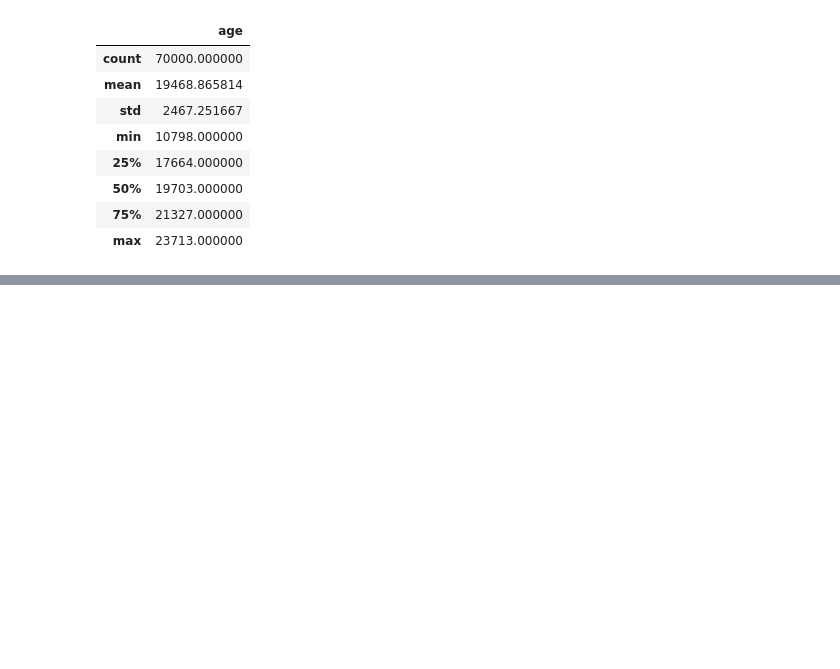
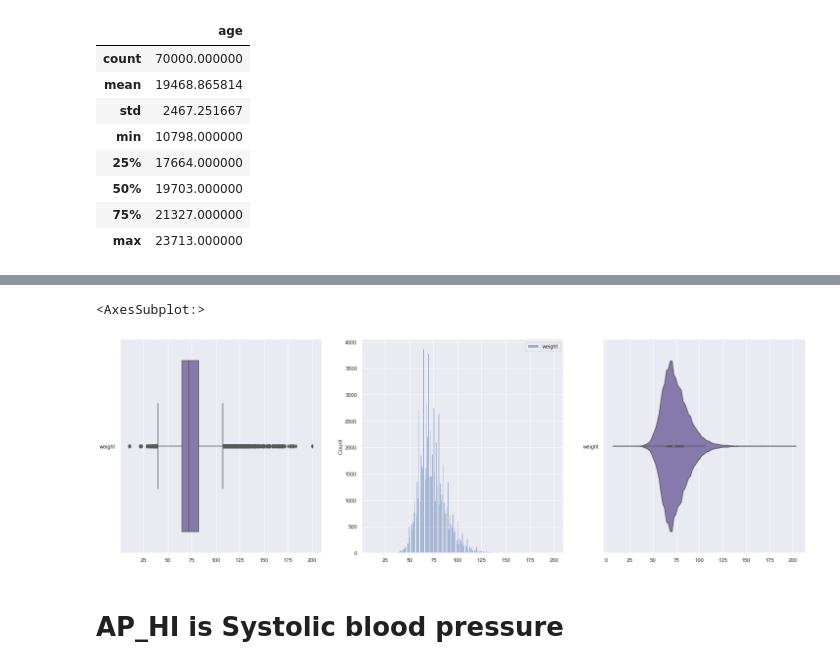
Before and after one commit to sidd0131/IE0005-Mini-Project, a Jupyter notebook: Mini Proj.ipynb, the cells around one changed output, grey strips where cells are left out. Cells and saved outputs as stored; diff of their text form; code cells hidden in the pictures; blank space fills up the shorter version.

```diff
--- a/Mini Proj.ipynb
+++ b/Mini Proj.ipynb
@@ -105,0 +171,3 @@ sb.boxplot(data = Age, orient = "h");
+# %%
+weight = pd.DataFrame(float64_items["weight"])
+weight.describe()
@@ -105,0 +184,10 @@ sb.boxplot(data = Age, orient = "h");
+# %%
+f, axes = plt.subplots(1, 3, figsize=(25, 8))
+sb.boxplot(data = weight, orient = "h", color = "m", ax = axes[0])
+sb.histplot(data= weight, color = "m", ax = axes[1])
+sb.violinplot(data= weight, orient='h', color = "m", ax = axes[2])
+# %% [output]
+<AxesSubplot:>
+[figure, added]
+# %% [markdown]
+# AP_HI is Systolic blood pressure
```
Also changed, not shown: parts of 33 cells of this notebook.
